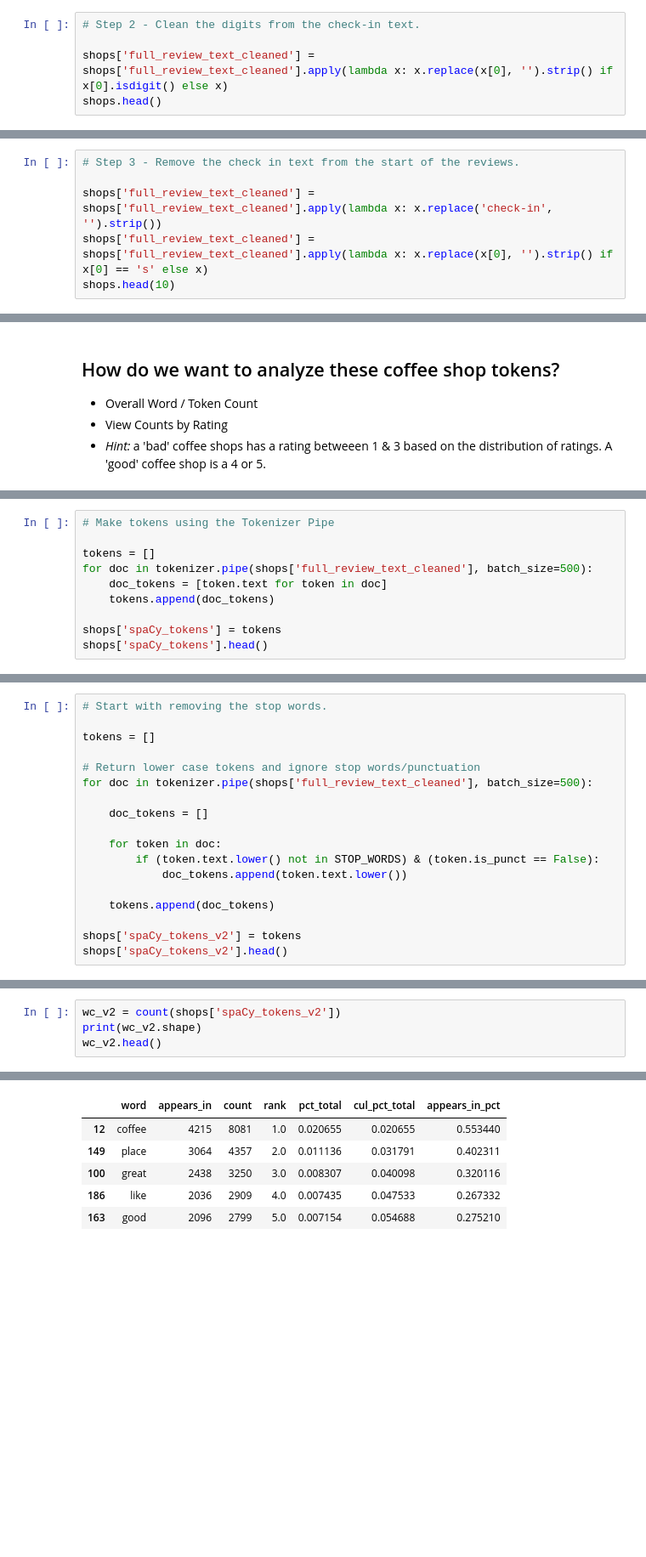
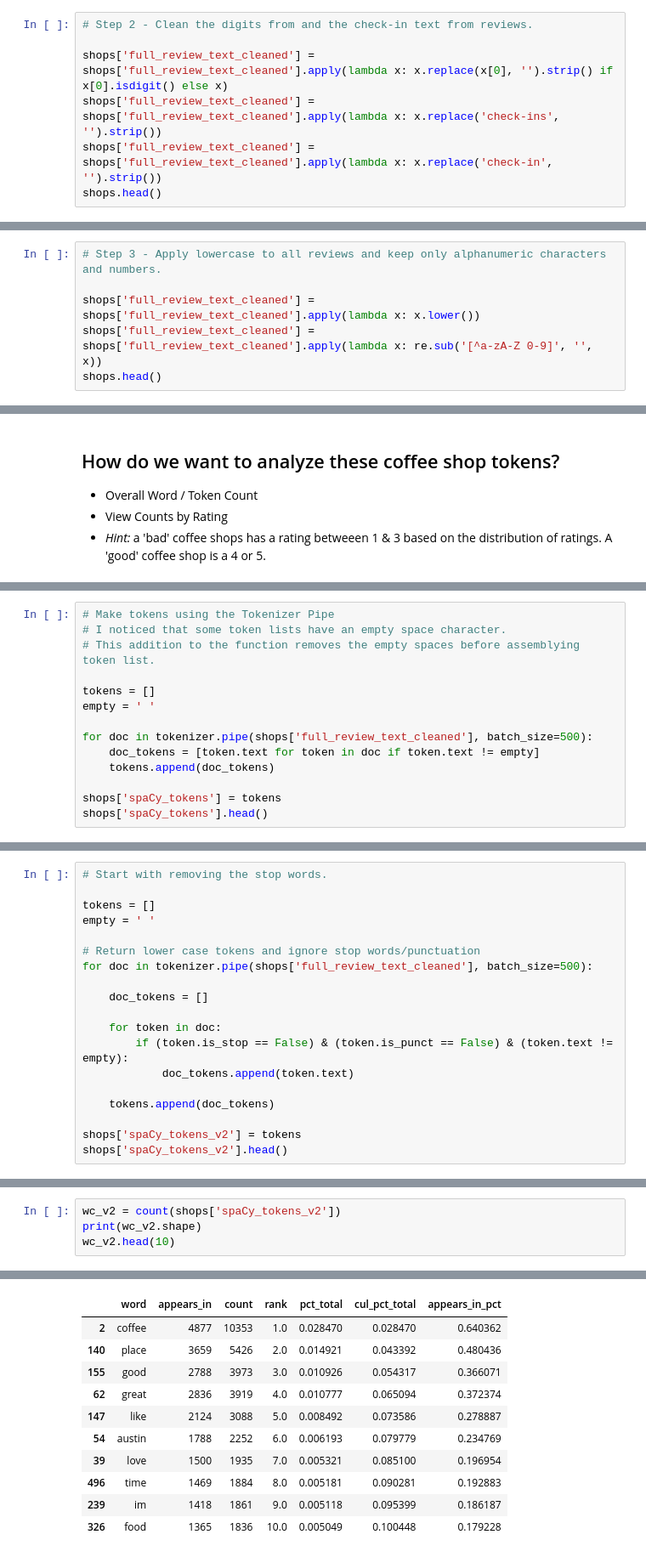
Before and after one commit to deanhadzi/DS-Unit-4-Sprint-1-NLP, a Jupyter notebook: module1-text-data/LS_DS_411_Text_Data_Assignment.ipynb, the cells around one changed output, grey strips where cells are left out. Shown: that part at 85% size. Saved outputs shown, nothing was run; the diff lists cells and outputs as text; blank space fills up the shorter version.

```diff
--- a/module1-text-data/LS_DS_411_Text_Data_Assignment.ipynb
+++ b/module1-text-data/LS_DS_411_Text_Data_Assignment.ipynb
@@ -141,9 +135,11 @@ See the caveats in the documentation: https://pandas.pydata.org/pandas-docs/stab
 | 3 | The Factory - Cafe With a Soul | 11/25/2016 Very cool decor! Good ... | 2.0 star rating | 2 | 11/25/2016 | ... |
 | 4 | The Factory - Cafe With a Soul | 12/3/2016 1 check-in They are loc... | 4.0 star rating | 4 | 12/3/2016 | ... |
 # %%
-# Step 2 - Clean the digits from the check-in text.
+# Step 2 - Clean the digits from and the check-in text from reviews.
 
 shops['full_review_text_cleaned'] = shops['full_review_text_cleaned'].apply(lambda x: x.replace(x[0], '').strip() if x[0].isdigit() else x)
+shops['full_review_text_cleaned'] = shops['full_review_text_cleaned'].apply(lambda x: x.replace('check-ins', '').strip())
+shops['full_review_text_cleaned'] = shops['full_review_text_cleaned'].apply(lambda x: x.replace('check-in', '').strip())
 shops.head()
 # %% [output]
 |  | coffee_shop_name | full_review_text | star_rating | num_rating_cleaned | dates_cleaned | ... |
@@ -153,11 +149,11 @@ shops.head()
 | 3 | The Factory - Cafe With a Soul | 11/25/2016 Very cool decor! Good ... | 2.0 star rating | 2 | 11/25/2016 | ... |
 | 4 | The Factory - Cafe With a Soul | 12/3/2016 1 check-in They are loc... | 4.0 star rating | 4 | 12/3/2016 | ... |
 # %%
-# Step 3 - Remove the check in text from the start of the reviews.
+# Step 3 - Apply lowercase to all reviews and keep only alphanumeric characters and numbers.
 
-shops['full_review_text_cleaned'] = shops['full_review_text_cleaned'].apply(lambda x: x.replace('check-in', '').strip())
-shops['full_review_text_cleaned'] = shops['full_review_text_cleaned'].apply(lambda x: x.replace(x[0], '').strip() if x[0] == 's' else x)
-shops.head(10)
+shops['full_review_text_cleaned'] = shops['full_review_text_cleaned'].apply(lambda x: x.lower())
+shops['full_review_text_cleaned'] = shops['full_review_text_cleaned'].apply(lambda x: re.sub('[^a-zA-Z 0-9]', '', x))
+shops.head()
 # %% [output]
 |  | coffee_shop_name | full_review_text | star_rating | num_rating_cleaned | dates_cleaned | ... |
 | 0 | The Factory - Cafe With a Soul | 11/25/2016 1 check-in Love love l... | 5.0 star rating | 5 | 11/25/2016 | ... |
@@ -190,10 +185,14 @@ shops.head()
 | 4 | The Factory - Cafe With a Soul | 12/3/2016 1 check-in They are loc... | 4.0 star rating | 4 | 12/3/2016 | ... |
 # %%
 # Make tokens using the Tokenizer Pipe
+# I noticed that some token lists have an empty space character.
+# This addition to the function removes the empty spaces before assemblying token list.
 
 tokens = []
+empty = ' '
+
 for doc in tokenizer.pipe(shops['full_review_text_cleaned'], batch_size=500):
-    doc_tokens = [token.text for token in doc]
+    doc_tokens = [token.text for token in doc if token.text != empty]
     tokens.append(doc_tokens)
 
 shops['spaCy_tokens'] = tokens
@@ -272,6 +264,7 @@ plt.show()
 # Start with removing the stop words.
 
 tokens = []
+empty = ' '
 
 # Return lower case tokens and ignore stop words/punctuation
 for doc in tokenizer.pipe(shops['full_review_text_cleaned'], batch_size=500):
@@ -279,8 +272,8 @@ for doc in tokenizer.pipe(shops['full_review_text_cleaned'], batch_size=500):
     doc_tokens = []
 
     for token in doc:
-        if (token.text.lower() not in STOP_WORDS) & (token.is_punct == False):
-            doc_tokens.append(token.text.lower())
+        if (token.is_stop == False) & (token.is_punct == False) & (token.text != empty):
+            doc_tokens.append(token.text)
 
     tokens.append(doc_tokens)
 
@@ -296,5 +289,5 @@ Name: spaCy_tokens_v2, dtype: object
 # %%
 wc_v2 = count(shops['spaCy_tokens_v2'])
 print(wc_v2.shape)
-wc_v2.head()
+wc_v2.head(10)
 # %% [output]
@@ -302,8 +295,13 @@ wc_v2.head()
 |  | word | appears_in | count | rank | pct_total | cul_pct_total | appears_in_pct |
-| 12 | coffee | 4215 | 8081 | 1.0 | 0.020655 | 0.020655 | 0.553440 |
-| 149 | place | 3064 | 4357 | 2.0 | 0.011136 | 0.031791 | 0.402311 |
-| 100 | great | 2438 | 3250 | 3.0 | 0.008307 | 0.040098 | 0.320116 |
-| 186 | like | 2036 | 2909 | 4.0 | 0.007435 | 0.047533 | 0.267332 |
-| 163 | good | 2096 | 2799 | 5.0 | 0.007154 | 0.054688 | 0.275210 |
+| 2 | coffee | 4877 | 10353 | 1.0 | 0.028470 | 0.028470 | 0.640362 |
+| 140 | place | 3659 | 5426 | 2.0 | 0.014921 | 0.043392 | 0.480436 |
+| 155 | good | 2788 | 3973 | 3.0 | 0.010926 | 0.054317 | 0.366071 |
+| 62 | great | 2836 | 3919 | 4.0 | 0.010777 | 0.065094 | 0.372374 |
+| 147 | like | 2124 | 3088 | 5.0 | 0.008492 | 0.073586 | 0.278887 |
+| 54 | austin | 1788 | 2252 | 6.0 | 0.006193 | 0.079779 | 0.234769 |
+| 39 | love | 1500 | 1935 | 7.0 | 0.005321 | 0.085100 | 0.196954 |
+| 496 | time | 1469 | 1884 | 8.0 | 0.005181 | 0.090281 | 0.192883 |
+| 239 | im | 1418 | 1861 | 9.0 | 0.005118 | 0.095399 | 0.186187 |
+| 326 | food | 1365 | 1836 | 10.0 | 0.005049 | 0.100448 | 0.179228 |
 # %%
 # Use the Function for all reviews, good reviews only, and bad reviews only
```
Also changed, not shown: parts of 26 cells of this notebook, 1 other file.
